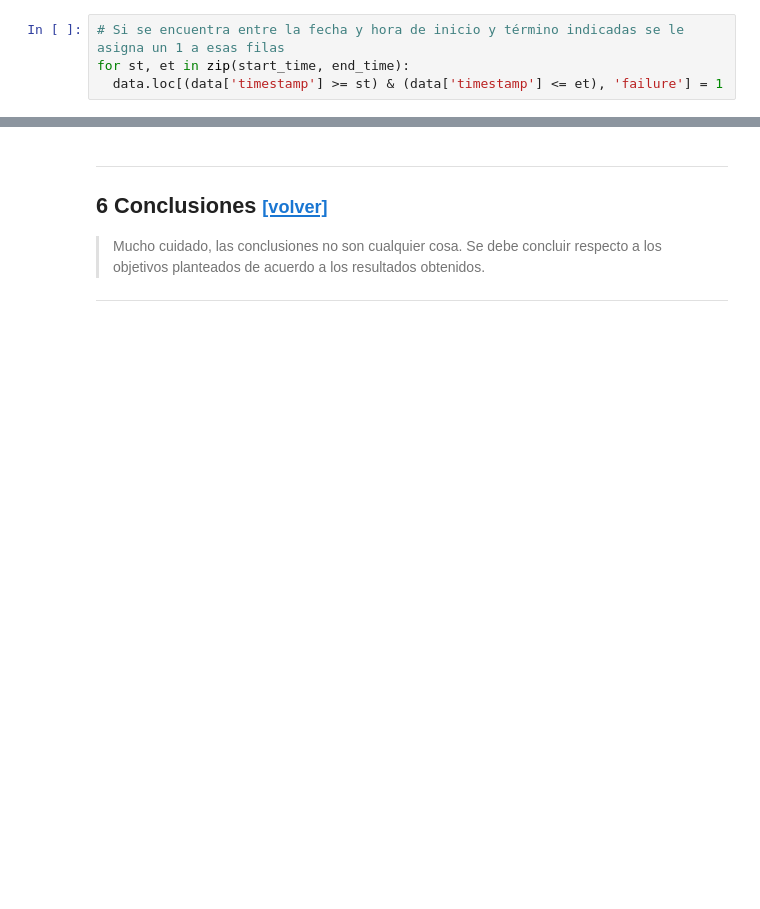
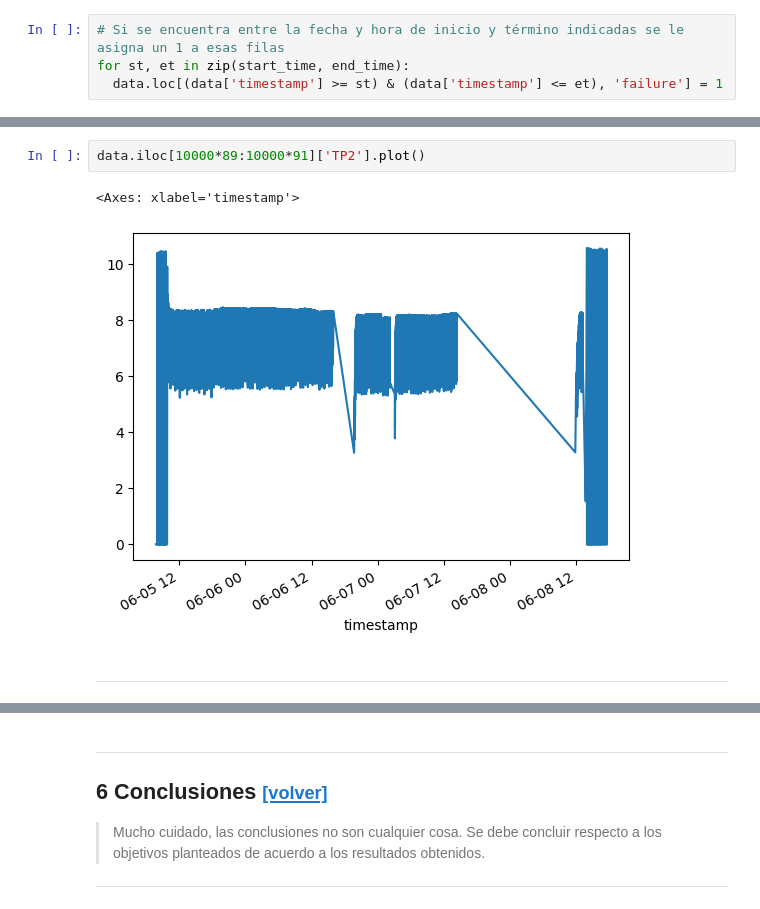
Before and after one commit to judith-ale/proyecto_modulo1, a Jupyter notebook: ProyectoModulo1_RabagoJ_MartinezC_VelicaX.ipynb, the cells around one changed output, grey strips where cells are left out. Saved outputs shown, nothing was run; the diff lists cells and outputs as text; blank space fills up the shorter version.

```diff
--- a/ProyectoModulo1_RabagoJ_MartinezC_VelicaX.ipynb
+++ b/ProyectoModulo1_RabagoJ_MartinezC_VelicaX.ipynb
@@ -176,0 +259,7 @@ data['failure'].sum() / data['failure'].shape[0] * 100, \
+# %%
+data.iloc[10000*89:10000*91]['TP2'].plot()
+# %% [output]
+<Axes: xlabel='timestamp'>
+[figure, added]
+# %% [markdown]
+***
```
Also changed, not shown: parts of 22 cells of this notebook.
